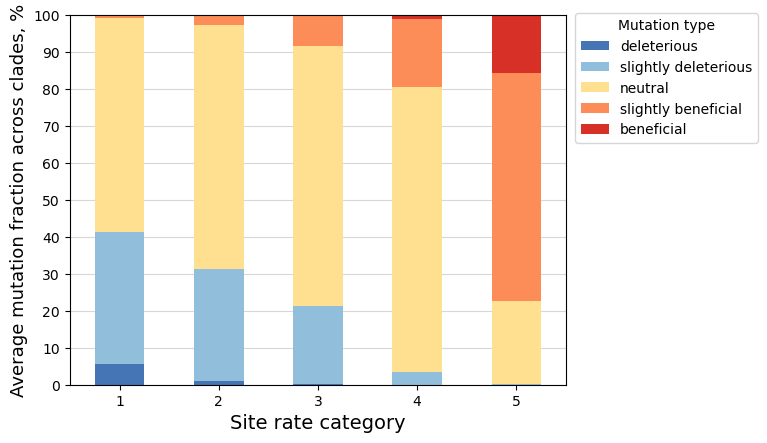
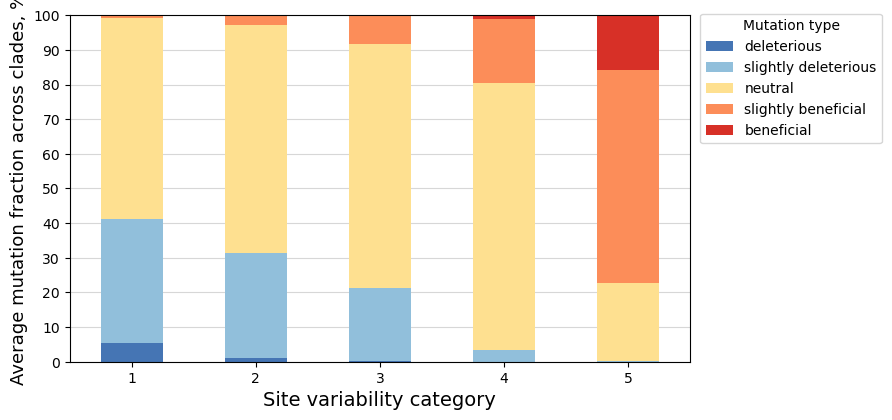
The change to this notebook cell's code, shown as a diff; its figure went from the first image to the second:
--- before
+++ after
@@ -3,8 +3,9 @@
 _toplot = _[_torder].div(_.sum(axis=1), axis=0) * 100
 
-ax = _toplot.plot.bar(stacked=True, color=['#d73027', '#fc8d59', '#fee090', '#91bfdb', '#4575b4'][::-1])
+plt.figure(figsize=(8, 4.5))
+ax = _toplot.plot.bar(stacked=True, color=['#d73027', '#fc8d59', '#fee090', '#91bfdb', '#4575b4'][::-1], ax=plt.gca())
 plt.ylabel('Average mutation fraction across clades, %', fontsize=13)
 plt.yticks(np.arange(0, 101, 10))
-plt.xlabel('Site rate category', fontsize=14)
+plt.xlabel('Site variability category', fontsize=14)
 plt.xticks(rotation=0)
 plt.legend(title='Mutation type', bbox_to_anchor=(1.005, 1.025), fontsize=10)

Commit: update F2 and load F3